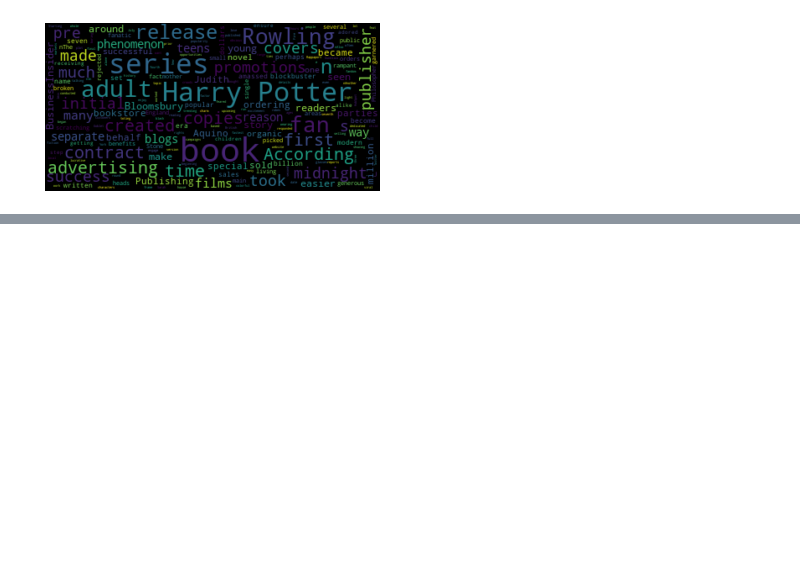
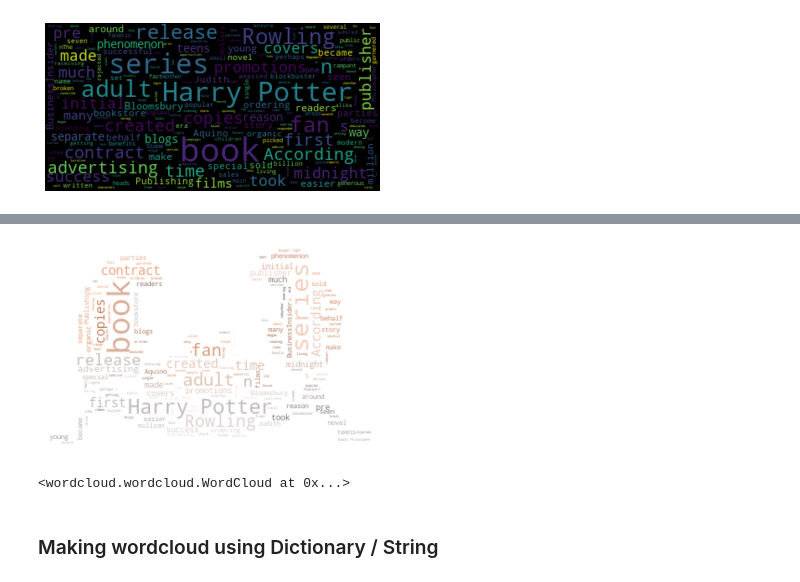
Before and after one commit to pavleen14/WordCloud-In-Python, a Jupyter notebook: WordCloud.ipynb, the cells around one changed output, grey strips where cells are left out. Saved outputs shown, nothing was run; the diff lists cells and outputs as text; code cells hidden in the pictures; blank space fills up the shorter version.

```diff
--- a/WordCloud.ipynb
+++ b/WordCloud.ipynb
@@ -32,0 +63,15 @@ plt.show()
+# %%
+custom_mask = np.array(Image.open("coloured-krabby.jpg"))
+wc = WordCloud(background_color="white", mask=custom_mask)
+wc.generate(text)
+image_colors = ImageColorGenerator(custom_mask)
+wc.recolor(color_func=image_colors)
+plt.imshow(wc, interpolation='bilinear')
+plt.axis("off")
+plt.show()
+wc.to_file('output3.png')
+# %% [output]
+[figure, added]
+<wordcloud.wordcloud.WordCloud at 0x...>
+# %% [markdown]
+### Making wordcloud using Dictionary / String
```
Also changed, not shown: parts of 12 cells of this notebook.
